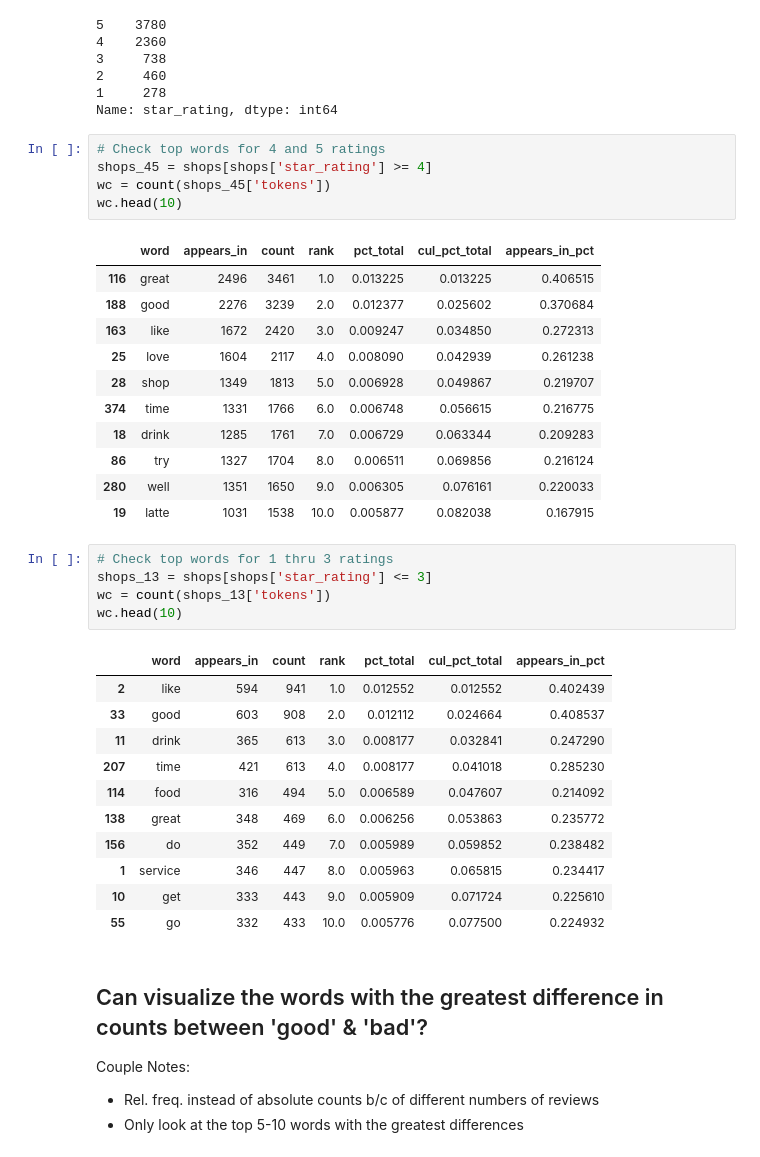
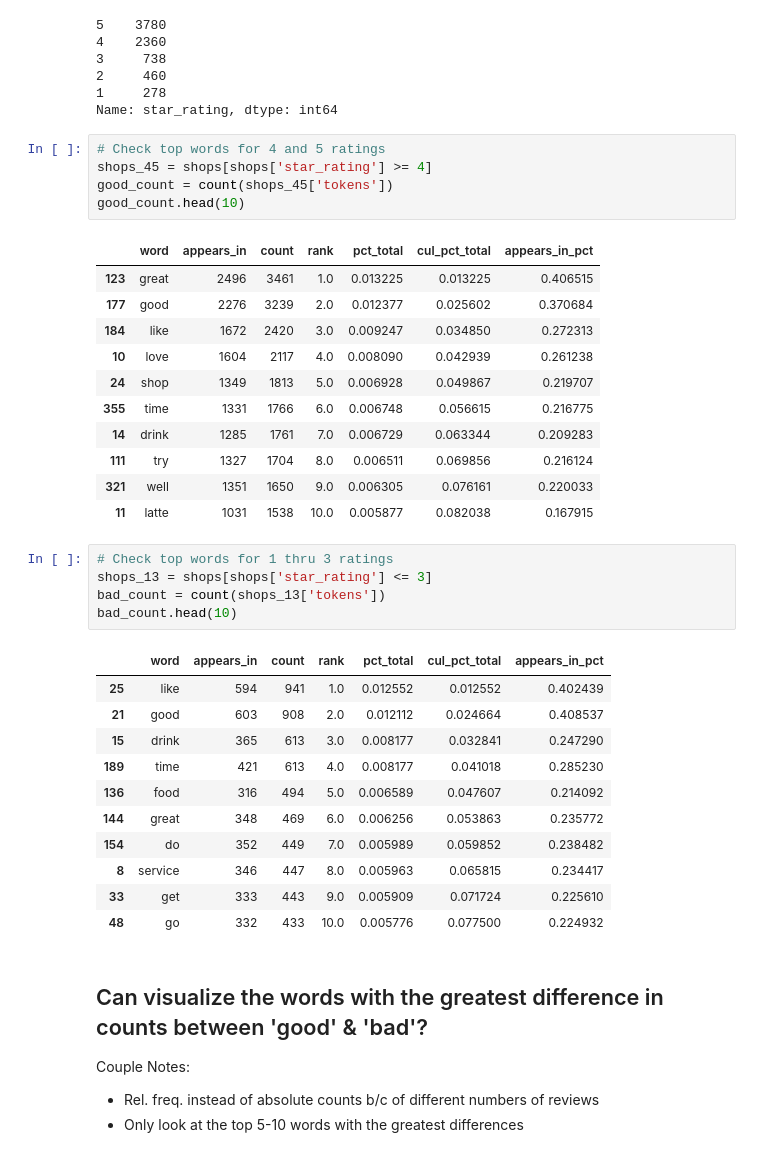
Before and after one commit to JimKing100/DS-Unit-4-Sprint-1-NLP, a Jupyter notebook: module1-text-data/LS_DS_411_Text_Data_Assignment.ipynb, the cells around one changed output. Drawn from its saved outputs; the diff is of its cells as text.

```diff
--- a/module1-text-data/LS_DS_411_Text_Data_Assignment.ipynb
+++ b/module1-text-data/LS_DS_411_Text_Data_Assignment.ipynb
@@ -179,37 +179,37 @@ Name: star_rating, dtype: int64
 # %%
 # Check top words for 4 and 5 ratings
 shops_45 = shops[shops['star_rating'] >= 4]
-wc = count(shops_45['tokens'])
-wc.head(10)
+good_count = count(shops_45['tokens'])
+good_count.head(10)
 # %% [output]
 |  | word | appears_in | count | rank | pct_total | cul_pct_total | appears_in_pct |
-| 116 | great | 2496 | 3461 | 1.0 | 0.013225 | 0.013225 | 0.406515 |
-| 188 | good | 2276 | 3239 | 2.0 | 0.012377 | 0.025602 | 0.370684 |
-| 163 | like | 1672 | 2420 | 3.0 | 0.009247 | 0.034850 | 0.272313 |
-| 25 | love | 1604 | 2117 | 4.0 | 0.008090 | 0.042939 | 0.261238 |
-| 28 | shop | 1349 | 1813 | 5.0 | 0.006928 | 0.049867 | 0.219707 |
-| 374 | time | 1331 | 1766 | 6.0 | 0.006748 | 0.056615 | 0.216775 |
-| 18 | drink | 1285 | 1761 | 7.0 | 0.006729 | 0.063344 | 0.209283 |
-| 86 | try | 1327 | 1704 | 8.0 | 0.006511 | 0.069856 | 0.216124 |
-| 280 | well | 1351 | 1650 | 9.0 | 0.006305 | 0.076161 | 0.220033 |
-| 19 | latte | 1031 | 1538 | 10.0 | 0.005877 | 0.082038 | 0.167915 |
+| 123 | great | 2496 | 3461 | 1.0 | 0.013225 | 0.013225 | 0.406515 |
+| 177 | good | 2276 | 3239 | 2.0 | 0.012377 | 0.025602 | 0.370684 |
+| 184 | like | 1672 | 2420 | 3.0 | 0.009247 | 0.034850 | 0.272313 |
+| 10 | love | 1604 | 2117 | 4.0 | 0.008090 | 0.042939 | 0.261238 |
+| 24 | shop | 1349 | 1813 | 5.0 | 0.006928 | 0.049867 | 0.219707 |
+| 355 | time | 1331 | 1766 | 6.0 | 0.006748 | 0.056615 | 0.216775 |
+| 14 | drink | 1285 | 1761 | 7.0 | 0.006729 | 0.063344 | 0.209283 |
+| 111 | try | 1327 | 1704 | 8.0 | 0.006511 | 0.069856 | 0.216124 |
+| 321 | well | 1351 | 1650 | 9.0 | 0.006305 | 0.076161 | 0.220033 |
+| 11 | latte | 1031 | 1538 | 10.0 | 0.005877 | 0.082038 | 0.167915 |
 # %%
 # Check top words for 1 thru 3 ratings
 shops_13 = shops[shops['star_rating'] <= 3]
-wc = count(shops_13['tokens'])
-wc.head(10)
+bad_count = count(shops_13['tokens'])
+bad_count.head(10)
 # %% [output]
 |  | word | appears_in | count | rank | pct_total | cul_pct_total | appears_in_pct |
-| 2 | like | 594 | 941 | 1.0 | 0.012552 | 0.012552 | 0.402439 |
-| 33 | good | 603 | 908 | 2.0 | 0.012112 | 0.024664 | 0.408537 |
-| 11 | drink | 365 | 613 | 3.0 | 0.008177 | 0.032841 | 0.247290 |
-| 207 | time | 421 | 613 | 4.0 | 0.008177 | 0.041018 | 0.285230 |
-| 114 | food | 316 | 494 | 5.0 | 0.006589 | 0.047607 | 0.214092 |
-| 138 | great | 348 | 469 | 6.0 | 0.006256 | 0.053863 | 0.235772 |
-| 156 | do | 352 | 449 | 7.0 | 0.005989 | 0.059852 | 0.238482 |
-| 1 | service | 346 | 447 | 8.0 | 0.005963 | 0.065815 | 0.234417 |
-| 10 | get | 333 | 443 | 9.0 | 0.005909 | 0.071724 | 0.225610 |
-| 55 | go | 332 | 433 | 10.0 | 0.005776 | 0.077500 | 0.224932 |
+| 25 | like | 594 | 941 | 1.0 | 0.012552 | 0.012552 | 0.402439 |
+| 21 | good | 603 | 908 | 2.0 | 0.012112 | 0.024664 | 0.408537 |
+| 15 | drink | 365 | 613 | 3.0 | 0.008177 | 0.032841 | 0.247290 |
+| 189 | time | 421 | 613 | 4.0 | 0.008177 | 0.041018 | 0.285230 |
+| 136 | food | 316 | 494 | 5.0 | 0.006589 | 0.047607 | 0.214092 |
+| 144 | great | 348 | 469 | 6.0 | 0.006256 | 0.053863 | 0.235772 |
+| 154 | do | 352 | 449 | 7.0 | 0.005989 | 0.059852 | 0.238482 |
+| 8 | service | 346 | 447 | 8.0 | 0.005963 | 0.065815 | 0.234417 |
+| 33 | get | 333 | 443 | 9.0 | 0.005909 | 0.071724 | 0.225610 |
+| 48 | go | 332 | 433 | 10.0 | 0.005776 | 0.077500 | 0.224932 |
 # %% [markdown]
 ## Can visualize the words with the greatest difference in counts between 'good' & 'bad'?
 
```
Also changed, not shown: parts of 6 cells of this notebook.
